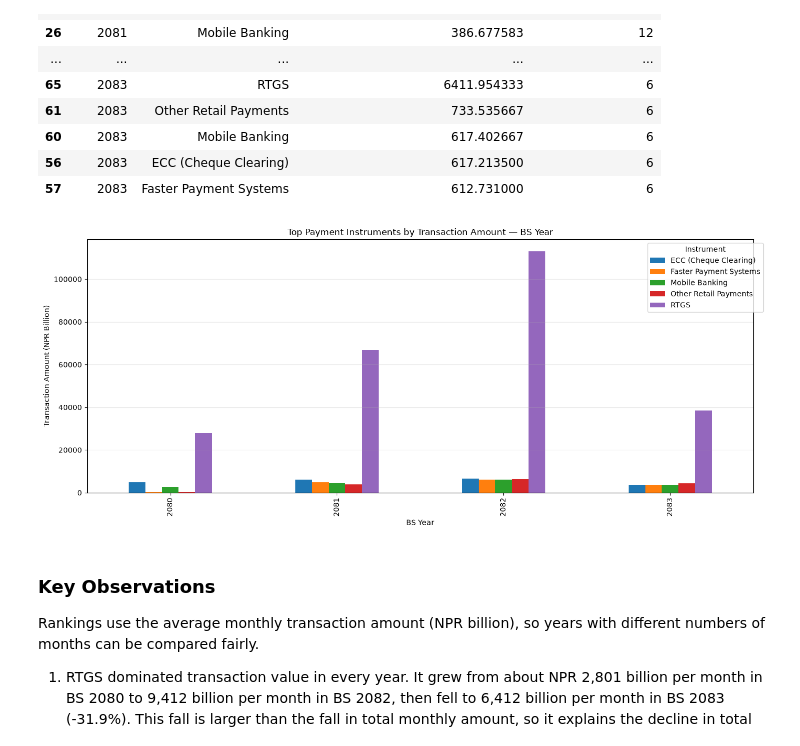
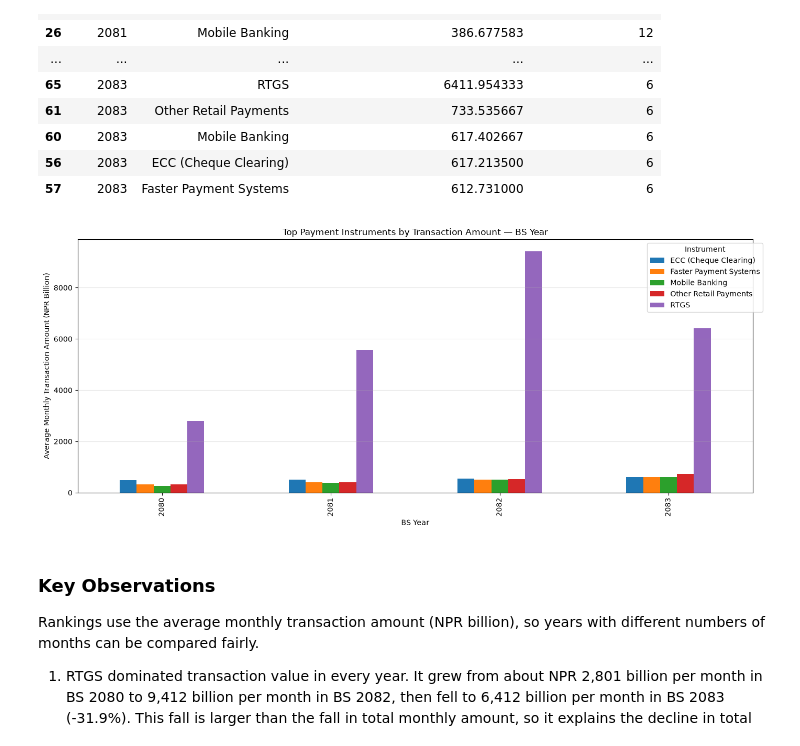
Before and after one commit to Srijan0113/Nepal_Online_Payment_System, a Jupyter notebook: Python/02_transaction_trend_analysis.ipynb, the cells around one changed output. Drawn from its saved outputs; the diff is of its cells as text; code cells hidden in the pictures.

```diff
--- a/Python/02_transaction_trend_analysis.ipynb
+++ b/Python/02_transaction_trend_analysis.ipynb
@@ -1168,22 +1193,22 @@ yearly_top_5_amount[["bs_year", "instrument", "avg_monthly_amount_npr_billion",
 # %%
 yearly_top_5_amount.pivot(
     index="bs_year",
     columns="instrument",
-    values="txn_amount_npr_billion"
+    values="avg_monthly_amount_npr_billion"
 ).plot(
     kind="bar",
     figsize=(14, 6)
 )
 
 plt.title("Top Payment Instruments by Transaction Amount — BS Year")
 plt.xlabel("BS Year")
-plt.ylabel("Transaction Amount (NPR Billion)")
+plt.ylabel("Average Monthly Transaction Amount (NPR Billion)")
 plt.legend(title="Instrument", bbox_to_anchor=(1.02, 1))
 plt.grid(axis="y", alpha=0.3)
 plt.tight_layout()
 plt.show()
 # %% [output]
-[figure, old version]
+[figure, new version]
 # %% [markdown]
 ### Key Observations
 Rankings use the average monthly transaction amount (NPR billion), so years with different numbers of months can be compared fairly.
```
Also changed, not shown: parts of 2 cells of this notebook.
